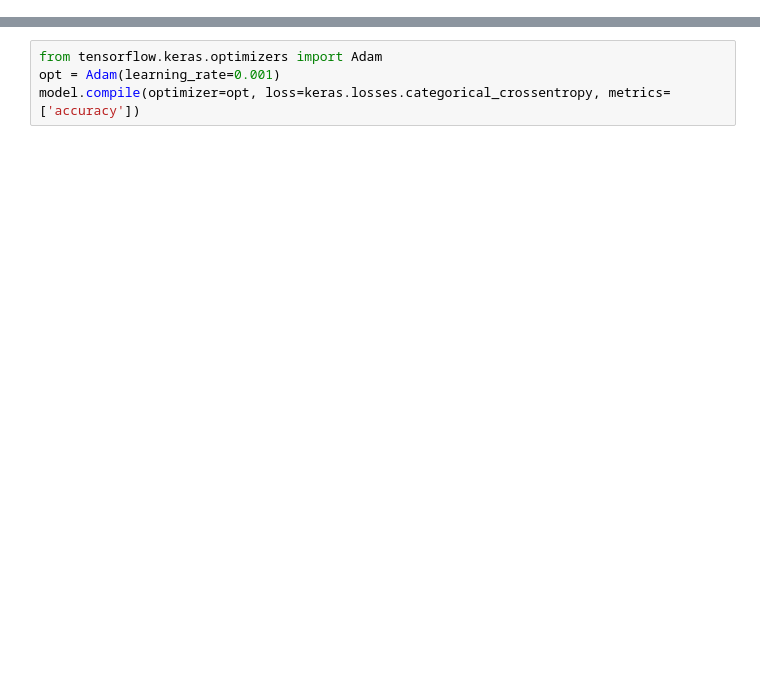
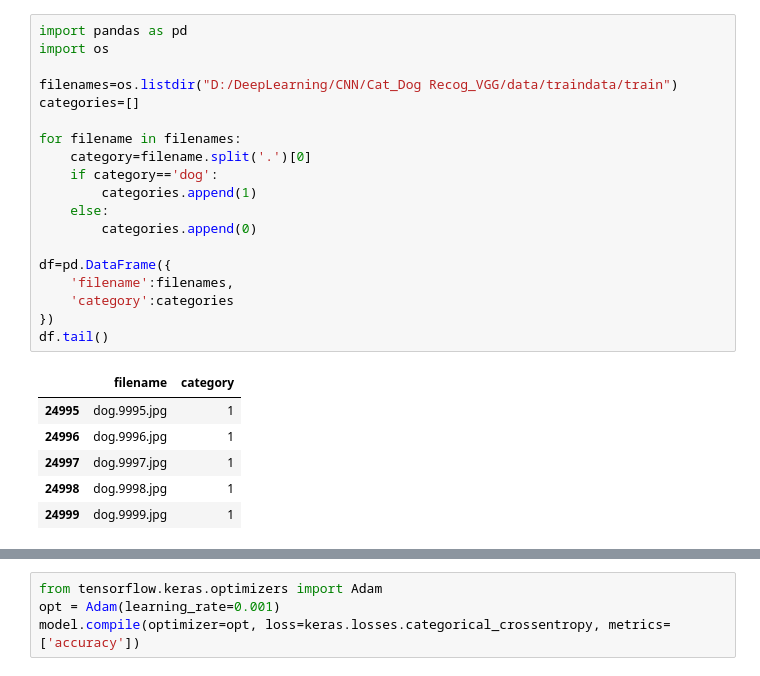
Before and after one commit to keder-code-hash/DeepLearning, a Jupyter notebook: CNN/Cat_Dog Recog_VGG/cat_vs_dog_recog.ipynb, the cells around one changed output, grey strips where cells are left out. Saved outputs shown, nothing was run; the diff lists cells and outputs as text; blank space fills up the shorter version.

```diff
--- a/CNN/Cat_Dog Recog_VGG/cat_vs_dog_recog.ipynb
+++ b/CNN/Cat_Dog Recog_VGG/cat_vs_dog_recog.ipynb
@@ -108,0 +7,26 @@ Found 12500 images belonging to 1 classes.
+# %%
+import pandas as pd
+import os
+
+filenames=os.listdir("D:/DeepLearning/CNN/Cat_Dog Recog_VGG/data/traindata/train")
+categories=[]
+
+for filename in filenames:
+    category=filename.split('.')[0]
+    if category=='dog':
+        categories.append(1)
+    else:
+        categories.append(0)
+
+df=pd.DataFrame({
+    'filename':filenames,
+    'category':categories
+})
+df.tail()
+# %% [output]
+|  | filename | category |
+| 24995 | dog.9995.jpg | 1 |
+| 24996 | dog.9996.jpg | 1 |
+| 24997 | dog.9997.jpg | 1 |
+| 24998 | dog.9998.jpg | 1 |
+| 24999 | dog.9999.jpg | 1 |
```
Also changed, not shown: parts of 15 cells of this notebook, 6 other files.
